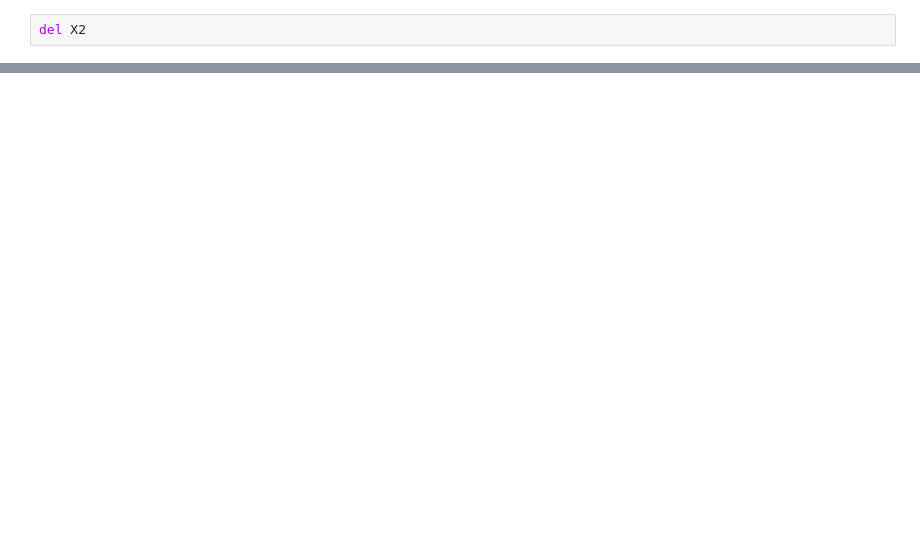
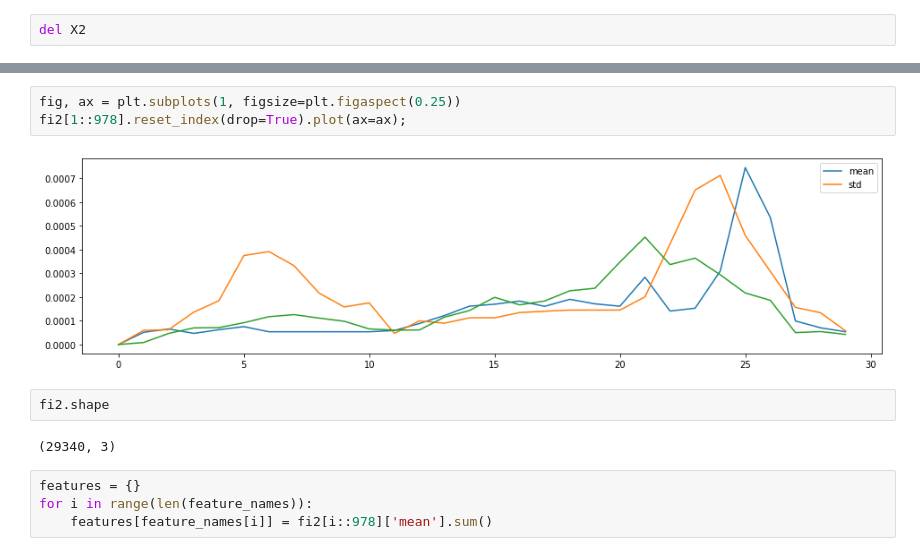
Before and after one commit to scottcha/OpenAvalancheProject, a Jupyter notebook: ML/5.SkTime.ipynb, the cells around one changed output, grey strips where cells are left out. Drawn from its saved outputs; the diff is of its cells as text; blank space fills up the shorter version.

```diff
--- a/ML/5.SkTime.ipynb
+++ b/ML/5.SkTime.ipynb
@@ -75,0 +221,13 @@ clf.score(X2[10000:,:,:], y[10000:])
+# %%
+fig, ax = plt.subplots(1, figsize=plt.figaspect(0.25))
+fi2[1::978].reset_index(drop=True).plot(ax=ax);
+# %% [output]
+[figure, added]
+# %%
+fi2.shape
+# %% [output]
+(29340, 3)
+# %%
+features = {}
+for i in range(len(feature_names)):
+    features[feature_names[i]] = fi2[i::978]['mean'].sum()
```
Also changed, not shown: parts of 36 cells of this notebook, 26 other files.
